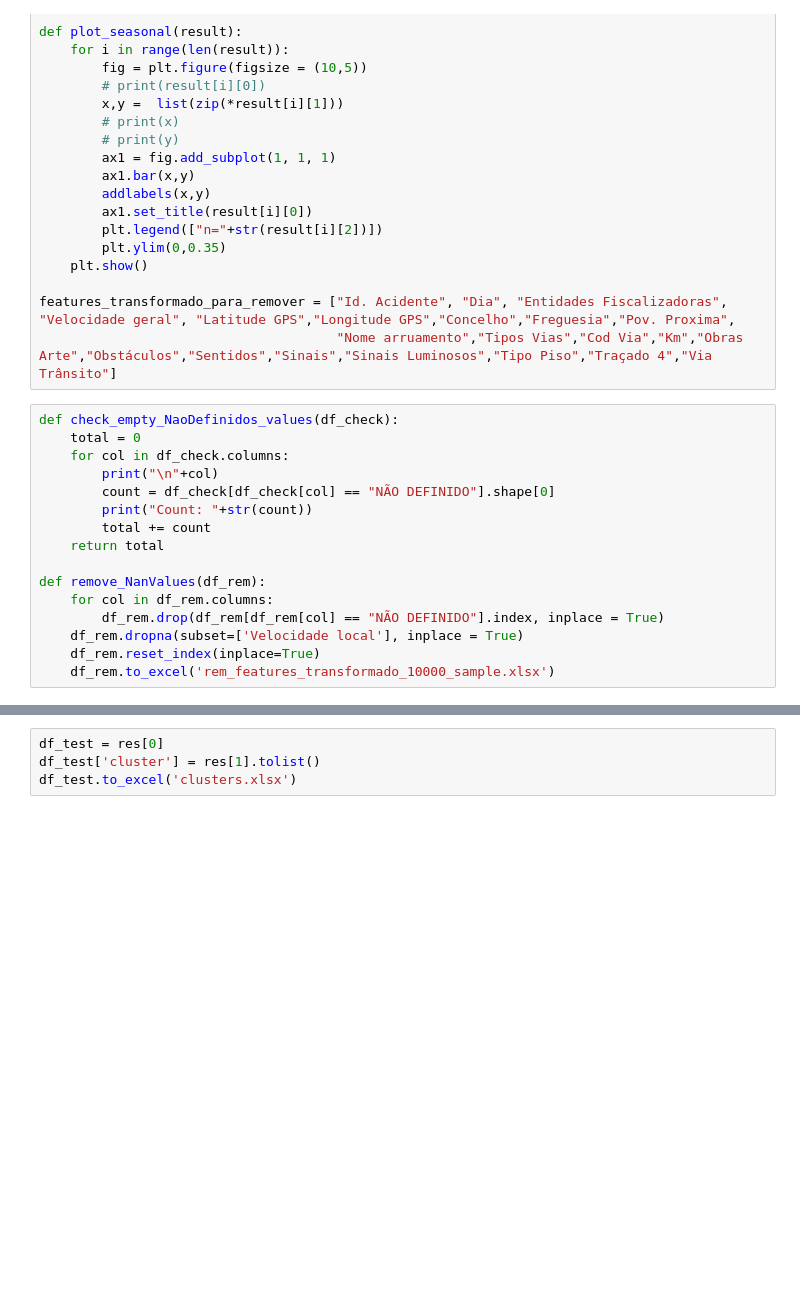
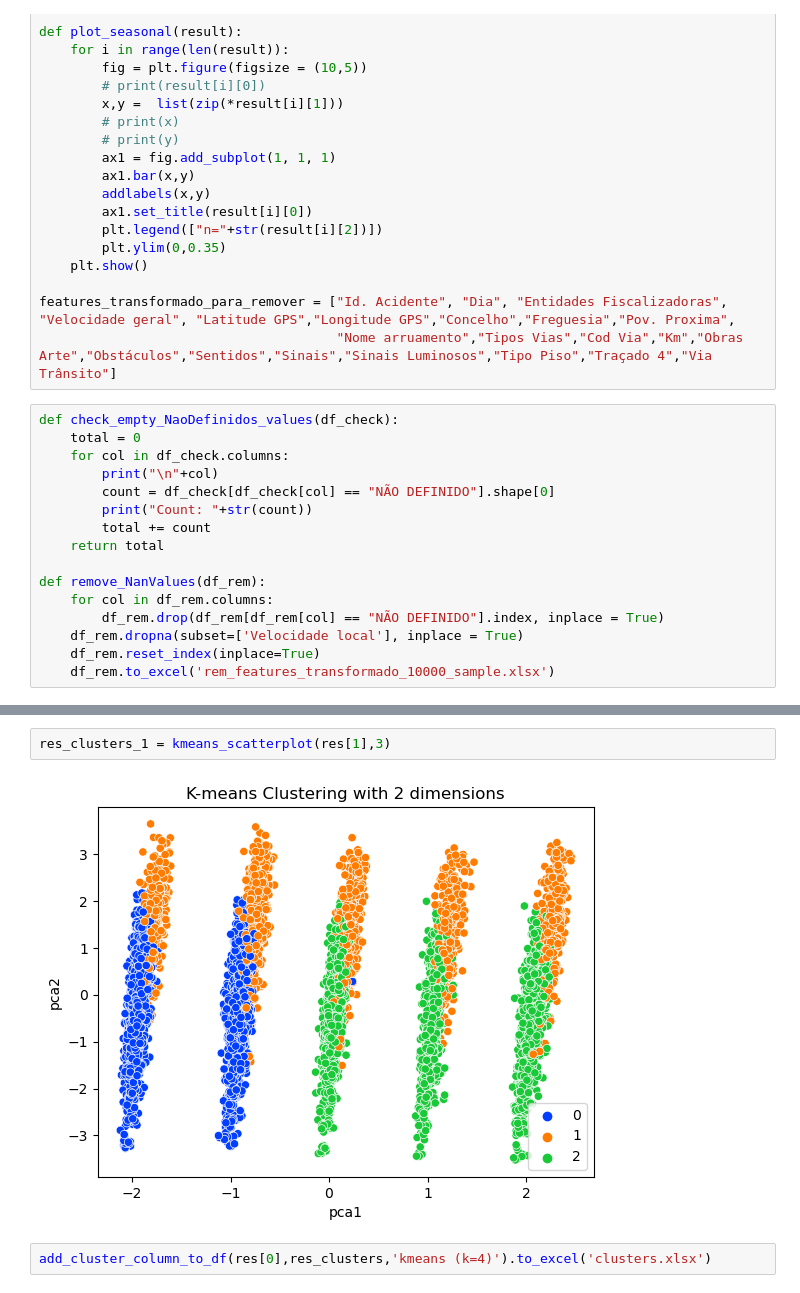
Before and after one commit to dfmce-iscte/ProjetoIAA, a Jupyter notebook: projeto_cosme.ipynb, the cells around one changed output, grey strips where cells are left out. Saved outputs shown, nothing was run; the diff lists cells and outputs as text; blank space fills up the shorter version.

```diff
--- a/projeto_cosme.ipynb
+++ b/projeto_cosme.ipynb
@@ -603,4 +595,6 @@ Transform
+# %%
+res_clusters_1 = kmeans_scatterplot(res[1],3)
+# %% [output]
+[figure, added]
 # %%
-df_test = res[0]
-df_test['cluster'] = res[1].tolist()
-df_test.to_excel('clusters.xlsx')
+add_cluster_column_to_df(res[0],res_clusters,'kmeans (k=4)').to_excel('clusters.xlsx')
```
Also changed, not shown: parts of 3 cells of this notebook, 1 other file.
